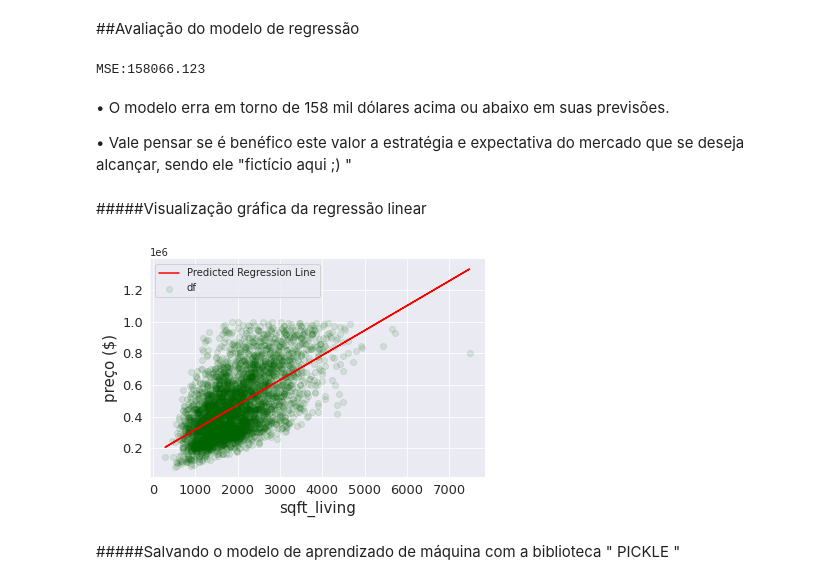
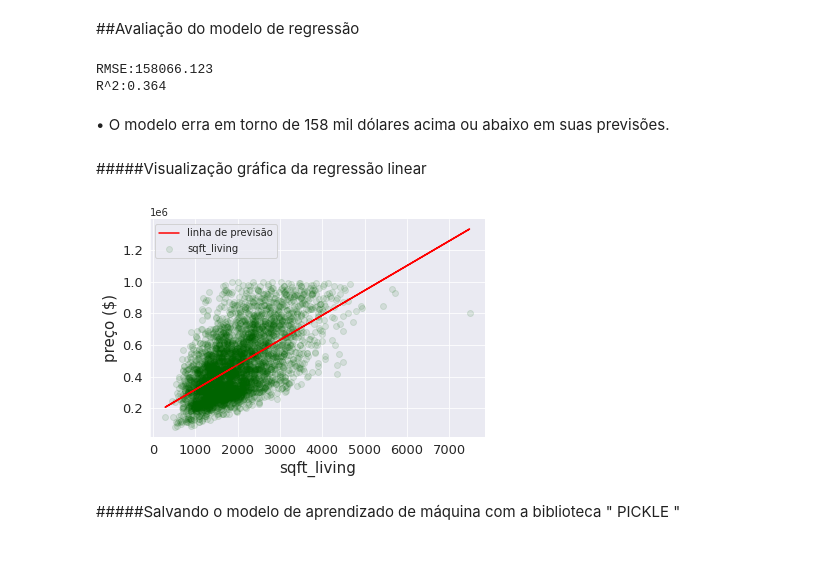
Before and after one commit to Eric-Oliveira-ds/Data-Science-Projetos-Portfolio, a Jupyter notebook: Prevendo_Valores_de_imóveis_em_King_County_EUA.ipynb, the cells around one changed output. Drawn from its saved outputs; the diff is of its cells as text; code cells hidden in the pictures; blank space fills up the shorter version.

```diff
--- a/Prevendo_Valores_de_imóveis_em_King_County_EUA.ipynb
+++ b/Prevendo_Valores_de_imóveis_em_King_County_EUA.ipynb
@@ -316,10 +319,10 @@ X_treino.shape,X_teste.shape,y_treino.shape,y_teste.shape
 ##Aprendizado de máquina
 # %%
 #Instância do modelo de Regressão Linear
-Lreg = LinearRegression ()
+lr = LinearRegression ()
 # %%
 # Ensinando a máquina com dados de treino
-Lreg.fit(X_treino,y_treino)
+lr.fit(X_treino,y_treino)
 # %% [output]
 LinearRegression(copy_X=True, fit_intercept=True, n_jobs=None, normalize=False)
 # %%
@@ -346,26 +350,26 @@ mse = float(format(np.sqrt(mean_squared_error(y_teste,pred)),'.3f'))
-# %%
-print("MSE:{}".format(mse))
-# %% [output]
-MSE:158066.123
+# %%
+print(f"RMSE:{rmse}")
+print(f"R^2:{r2}")
+# %% [output]
+RMSE:158066.123
+R^2:0.364
 # %% [markdown]
 • O modelo erra  em torno de 158 mil dólares acima ou abaixo em suas previsões.
-
-• Vale pensar se é benéfico este valor a estratégia e expectativa do mercado que se deseja alcançar, sendo ele   "fictício aqui ;) "
 # %% [markdown]
 #####Visualização gráfica da regressão linear
 # %%
-plt.scatter(X_teste,y_teste,color='darkgreen',label="df", alpha=.1)
-plt.plot(X_teste,Lreg.predict(X_teste),color="red",label="Predicted Regression Line")
+plt.scatter(X_teste,y_teste,color='darkgreen',label="sqft_living", alpha=.1)
+plt.plot(X_teste,lr.predict(X_teste),color="red",label="linha de previsão")
 plt.xlabel("sqft_living", fontsize=15)
 plt.ylabel("preço ($)", fontsize=15)
 plt.xticks(fontsize=13)
 plt.yticks(fontsize=13)
 plt.legend()
 
 plt.gca().spines['right'].set_visible(False)
 plt.gca().spines['top'].set_visible(False)
 # %% [output]
-[figure, old version]
+[figure, new version]
 # %% [markdown]
 #####Salvando o modelo de aprendizado de máquina com a biblioteca " PICKLE "
 # %%
```
Also changed, not shown: parts of 9 cells of this notebook.
